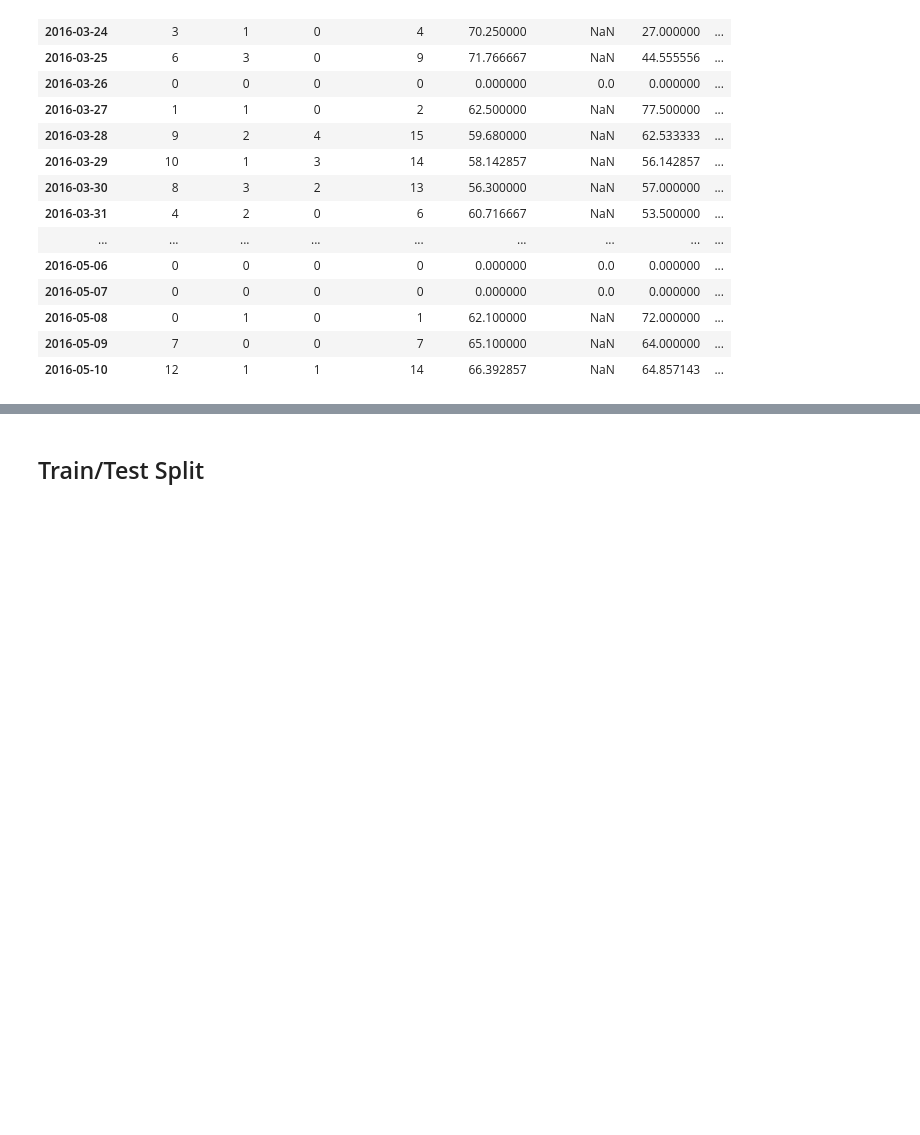
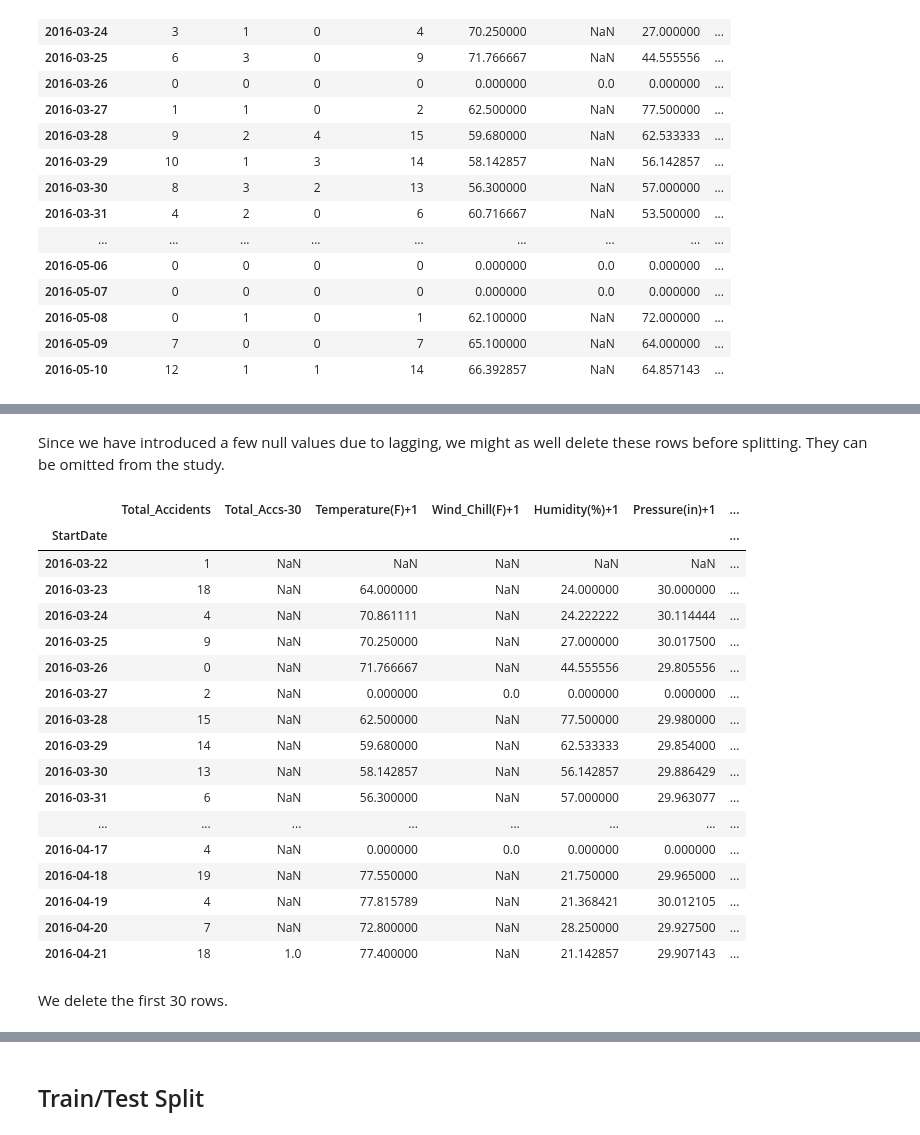
Before and after one commit to decode19/Springboard, a Jupyter notebook: Preprocessing and Training - Capstone two.ipynb, the cells around one changed output, grey strips where cells are left out. Cells and saved outputs as stored; diff of their text form; code cells hidden in the pictures; blank space fills up the shorter version.

```diff
--- a/Preprocessing and Training - Capstone two.ipynb
+++ b/Preprocessing and Training - Capstone two.ipynb
@@ -633,0 +623,25 @@ df_final.head()
+# %% [markdown]
+Since we have introduced a few null values due to lagging, we might as well delete these rows before splitting. They can be omitted from the study.
+# %%
+df_final.head(31)
+# %% [output]
+|  | Total_Accidents | Total_Accs-30 | Temperature(F)+1 | Wind_Chill(F)+1 | Humidity(%)+1 | Pressure(in)+1 | ... |
+| StartDate |  |  |  |  |  |  | ... |
+| 2016-03-22 | 1 | NaN | NaN | NaN | NaN | NaN | ... |
+| 2016-03-23 | 18 | NaN | 64.000000 | NaN | 24.000000 | 30.000000 | ... |
+| 2016-03-24 | 4 | NaN | 70.861111 | NaN | 24.222222 | 30.114444 | ... |
+| 2016-03-25 | 9 | NaN | 70.250000 | NaN | 27.000000 | 30.017500 | ... |
+| 2016-03-26 | 0 | NaN | 71.766667 | NaN | 44.555556 | 29.805556 | ... |
+| 2016-03-27 | 2 | NaN | 0.000000 | 0.0 | 0.000000 | 0.000000 | ... |
+| 2016-03-28 | 15 | NaN | 62.500000 | NaN | 77.500000 | 29.980000 | ... |
+| 2016-03-29 | 14 | NaN | 59.680000 | NaN | 62.533333 | 29.854000 | ... |
+| 2016-03-30 | 13 | NaN | 58.142857 | NaN | 56.142857 | 29.886429 | ... |
+| 2016-03-31 | 6 | NaN | 56.300000 | NaN | 57.000000 | 29.963077 | ... |
+| ... | ... | ... | ... | ... | ... | ... | ... |
+| 2016-04-17 | 4 | NaN | 0.000000 | 0.0 | 0.000000 | 0.000000 | ... |
+| 2016-04-18 | 19 | NaN | 77.550000 | NaN | 21.750000 | 29.965000 | ... |
+| 2016-04-19 | 4 | NaN | 77.815789 | NaN | 21.368421 | 30.012105 | ... |
+| 2016-04-20 | 7 | NaN | 72.800000 | NaN | 28.250000 | 29.927500 | ... |
+| 2016-04-21 | 18 | 1.0 | 77.400000 | NaN | 21.142857 | 29.907143 | ... |
+# %% [markdown]
+We delete the first 30 rows.
```
Also changed, not shown: parts of 74 cells of this notebook.
